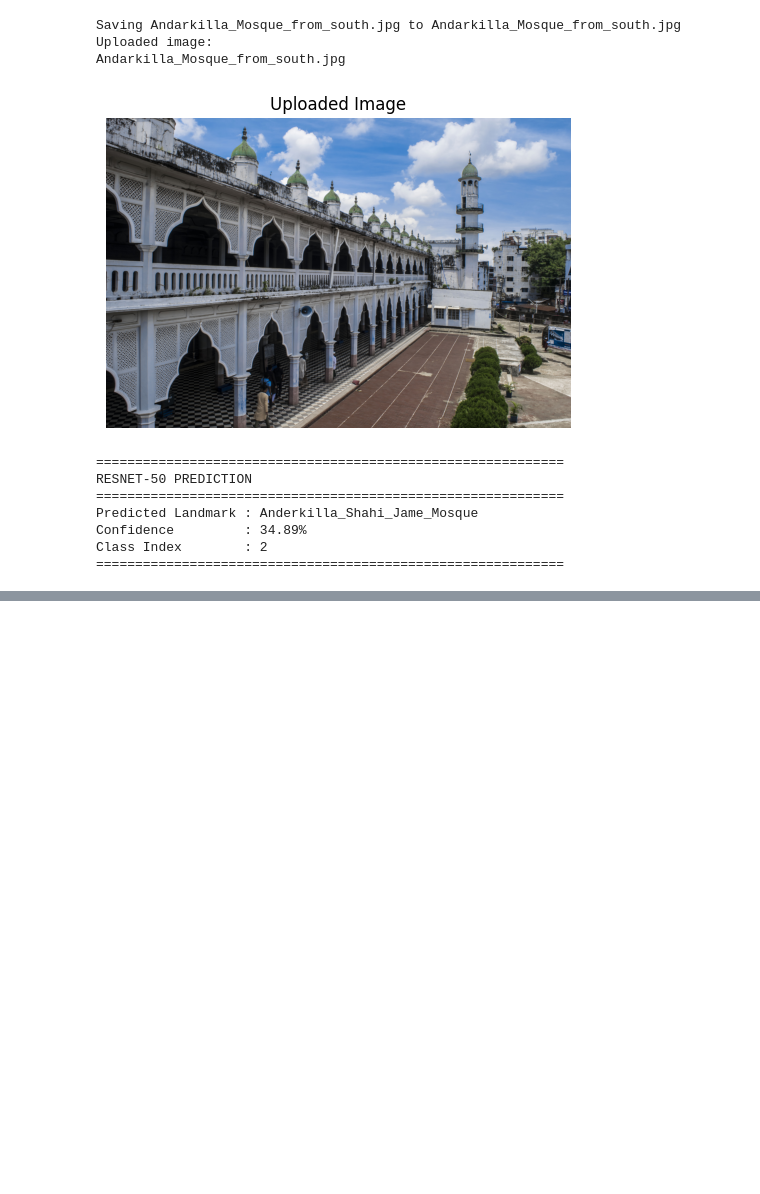
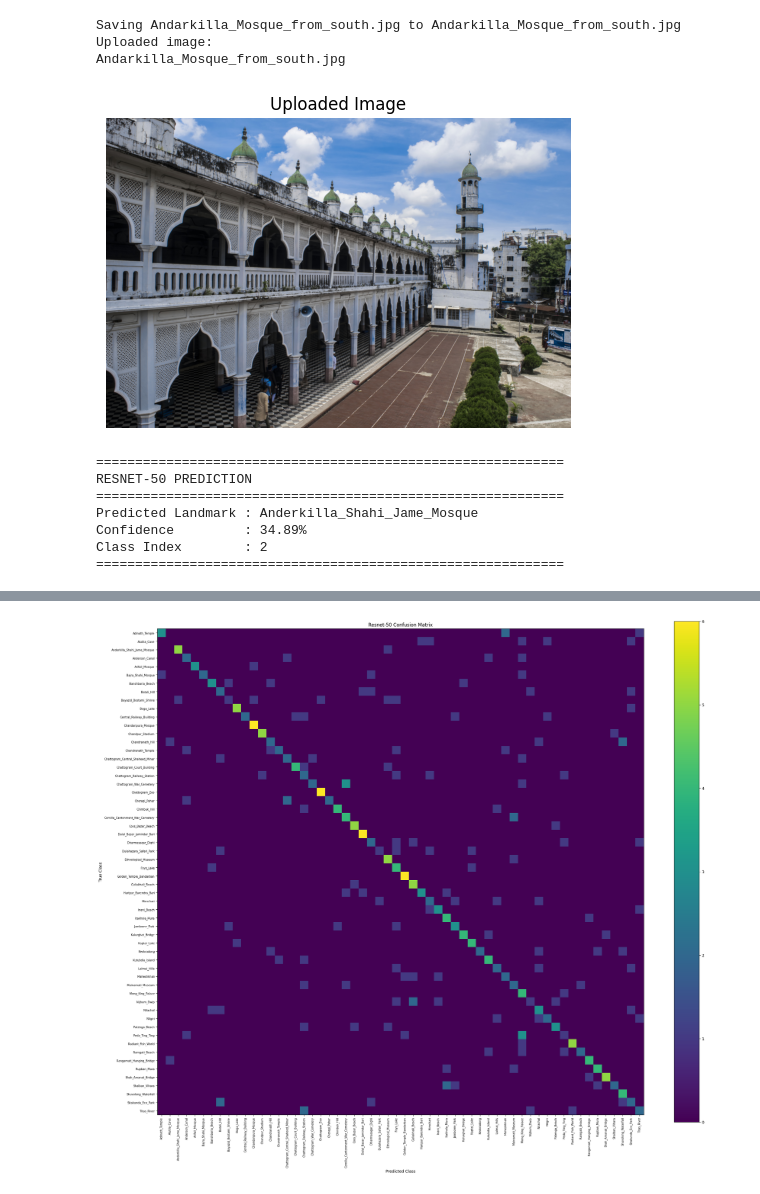
Before and after one commit to afroz-nishat/Chattogram-Landmark-Recognition, a Jupyter notebook: Resnet50_App.ipynb, the cells around one changed output, grey strips where cells are left out. Cells and saved outputs as stored; diff of their text form; code cells hidden in the pictures; blank space fills up the shorter version.

```diff
--- a/Resnet50_App.ipynb
+++ b/Resnet50_App.ipynb
@@ -2754,0 +2828,20 @@ Class Index        : 37
+# %%
+import os
+
+drive_root = "/content/drive/MyDrive"
+checkpoint_name = "ResNet50_App_Best.pth"
+matches = []
+
+for root, dirs, files in os.walk(drive_root):
+    dirs[:] = [
+        d for d in dirs
+        if d not in {".ipynb_checkpoints", ".git"}
+    ]
+
+    if checkpoint_name in files:
+        matches.append(os.path.join(root, checkpoint_name))
+
+print("Checkpoint files found:", len(matches))
+
+for path in matches:
+    print(path)
@@ -2754,0 +3022,42 @@ Class Index        : 37
+# %%
+plt.figure(
+    figsize=(24, 20)
+)
+
+plt.imshow(
+    cm,
+    interpolation="nearest"
+)
+
+plt.title(
+    "Resnet-50 Confusion Matrix"
+)
+
+plt.colorbar()
+
+plt.xticks(
+    range(NUM_CLASSES),
+    CLASS_NAMES,
+    rotation=90,
+    fontsize=7
+)
+
+plt.yticks(
+    range(NUM_CLASSES),
+    CLASS_NAMES,
+    fontsize=7
+)
+
+plt.xlabel(
+    "Predicted Class"
+)
+
+plt.ylabel(
+    "True Class"
+)
+
+plt.tight_layout()
+
+plt.show()
+# %% [output]
+[figure, added]
```
Also changed, not shown: parts of 17 cells of this notebook, 1 other file.
